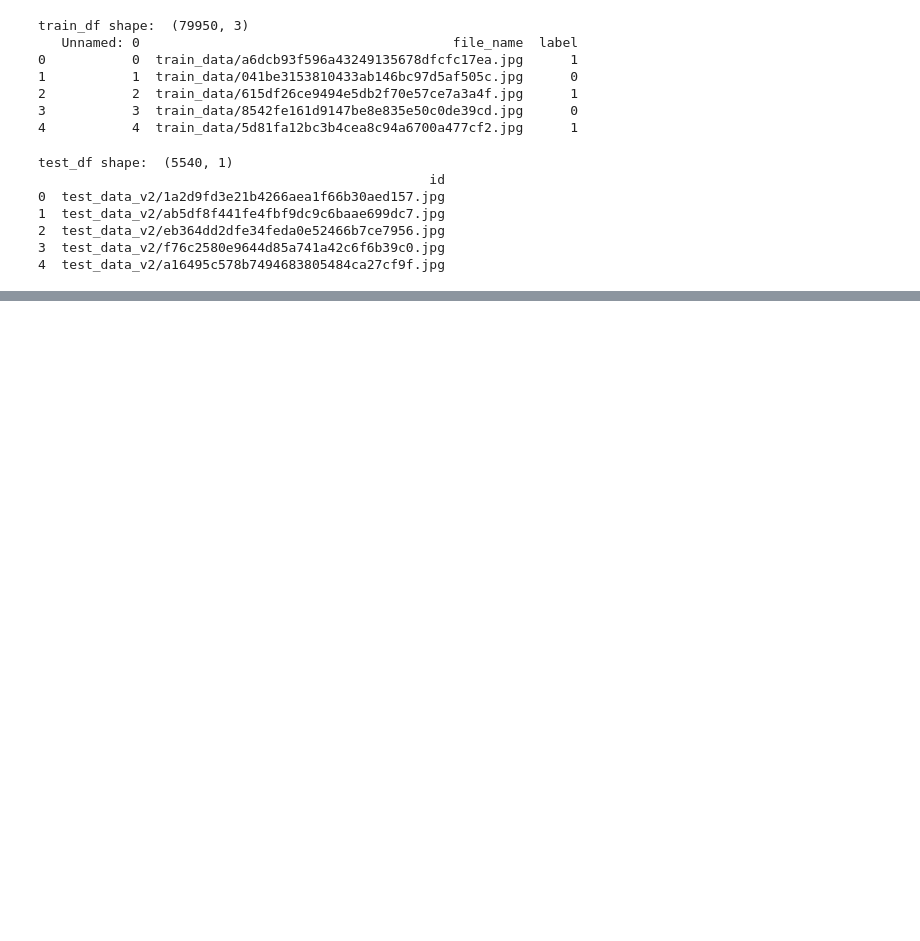
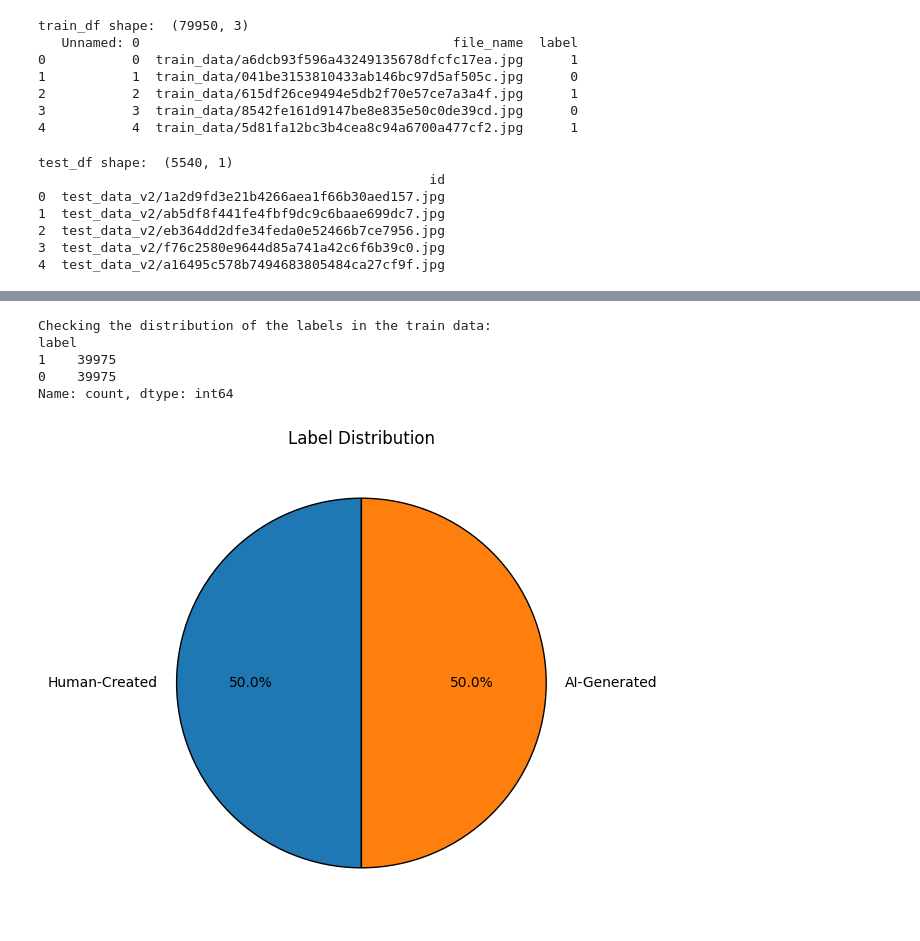
Before and after one commit to jh000107/AI-Image-Detector, a Jupyter notebook: eda.ipynb, the cells around one changed output, grey strips where cells are left out. Cells and saved outputs as stored; diff of their text form; code cells hidden in the pictures; blank space fills up the shorter version.

```diff
--- a/eda.ipynb
+++ b/eda.ipynb
@@ -67,0 +122,18 @@ show_images(train_df, label=0)
+# %%
+print("Checking the distribution of the labels in the train data:")
+
+print(train_df["label"].value_counts())
+# %% [output]
+Checking the distribution of the labels in the train data:
+label
+1    39975
+0    39975
+Name: count, dtype: int64
+# %%
+# Create pie chart
+plt.figure(figsize=(6, 6))
+plt.pie(train_df["label"].value_counts(), labels=['Human-Created', 'AI-Generated'], autopct='%1.1f%%', startangle=90, wedgeprops={'edgecolor': 'black'})
+plt.title('Label Distribution')
+plt.show()
+# %% [output]
+[figure, added]
```
Also changed, not shown: parts of 11 cells of this notebook.
